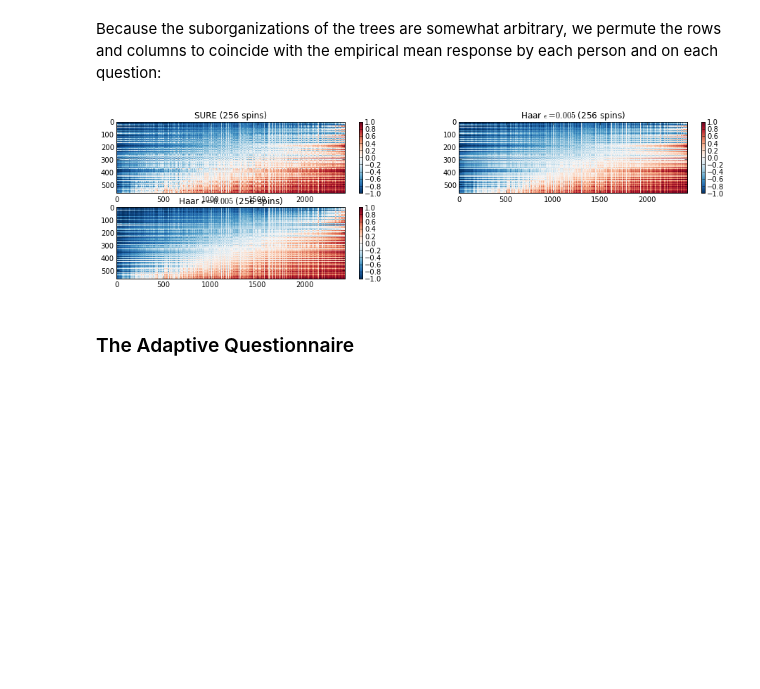
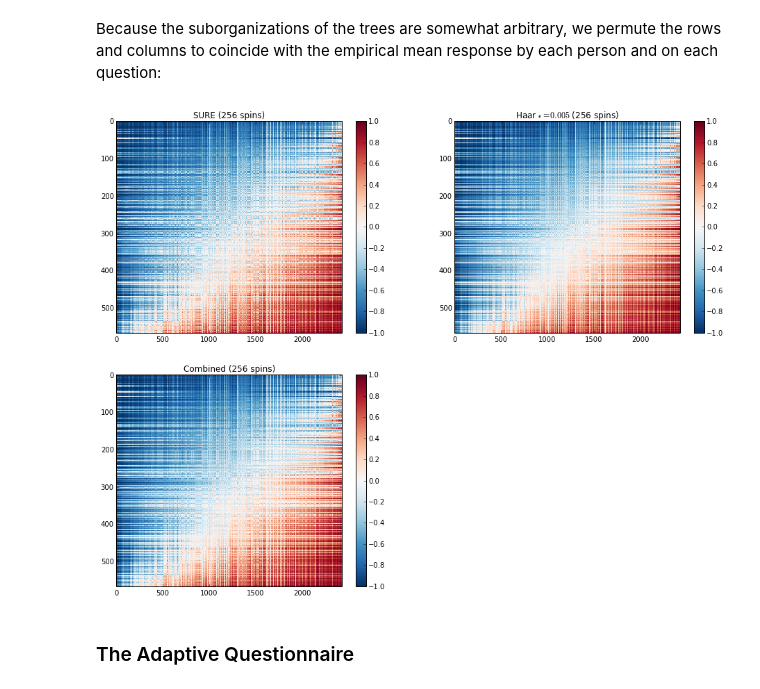
Before and after one commit to hgfalling/pyquest_work, a Jupyter notebook: thesis_mmpi.ipynb, the cells around one changed output. Saved outputs shown, nothing was run; the diff lists cells and outputs as text; code cells hidden in the pictures; blank space fills up the shorter version.

```diff
--- a/thesis_mmpi.ipynb
+++ b/thesis_mmpi.ipynb
@@ -232,23 +232,23 @@ Because the suborganizations of the trees are somewhat arbitrary, we permute the
 # %%
 row_order = np.sum(data,axis=1).argsort()
 col_order = np.sum(data,axis=0).argsort()
-fig = plt.figure(figsize=(16,8))
+fig = plt.figure(figsize=(16,12))
 fig.add_subplot(221)
 cplot(total_sure_recon[row_order,:][:,col_order])
 plt.colorbar()
 plt.title("SURE ({} spins)".format(len(qruns)**2))
 fig.add_subplot(222)
 cplot(total_haar_recon[row_order,:][:,col_order])
 plt.colorbar()
 plt.title("Haar $\epsilon = 0.005$ ({} spins)".format(len(qruns)**2))
 fig.add_subplot(223)
 cplot(total_recon[row_order,:][:,col_order])
 plt.colorbar()
 plt.title("Combined ({} spins)".format(len(qruns)**2))
 
 plt.show()
 # %% [output]
-[figure, old version]
+[figure, new version]
 # %% [markdown]
 ### The Adaptive Questionnaire
 # %% [markdown]
```
Also changed, not shown: parts of 9 cells of this notebook, 1 other file.
